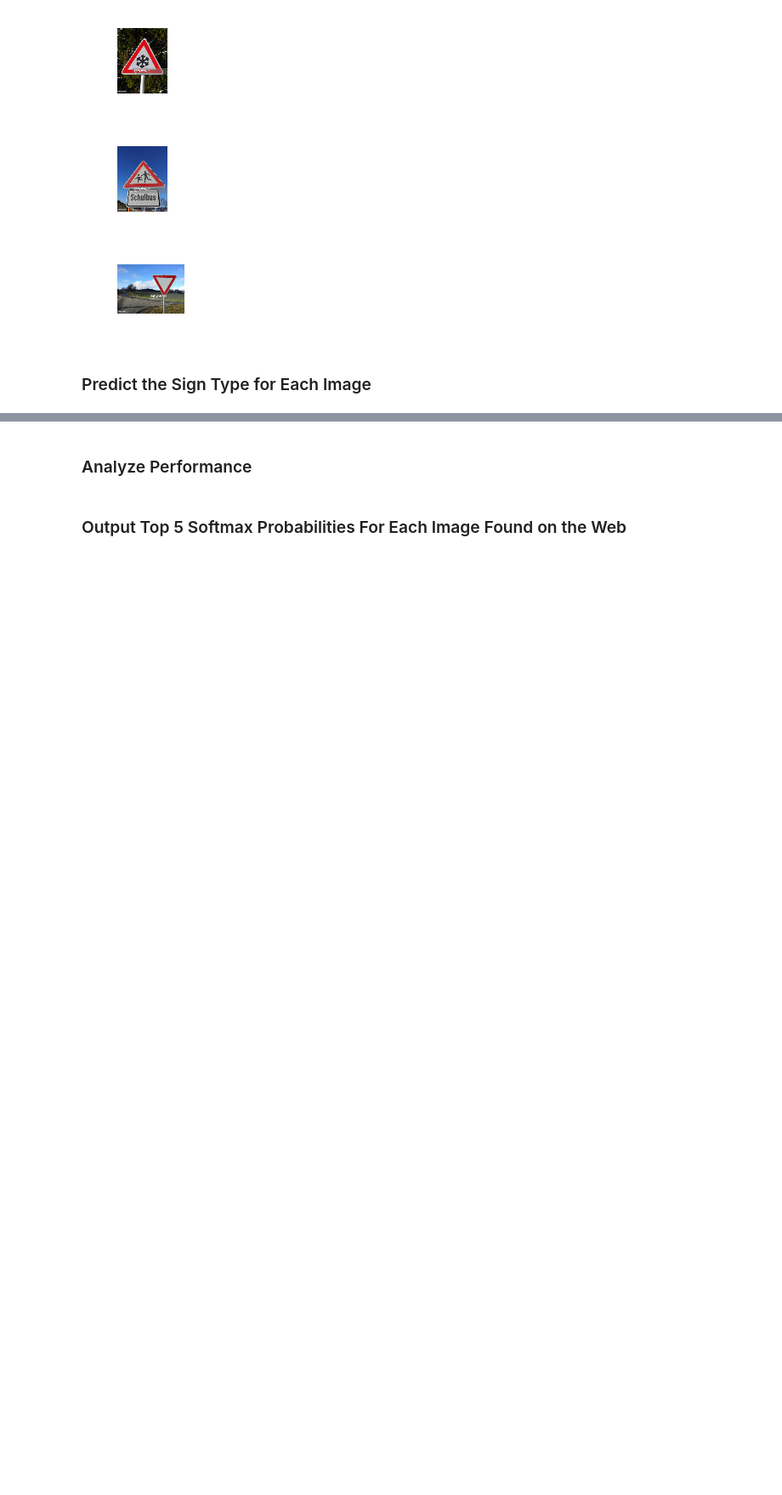
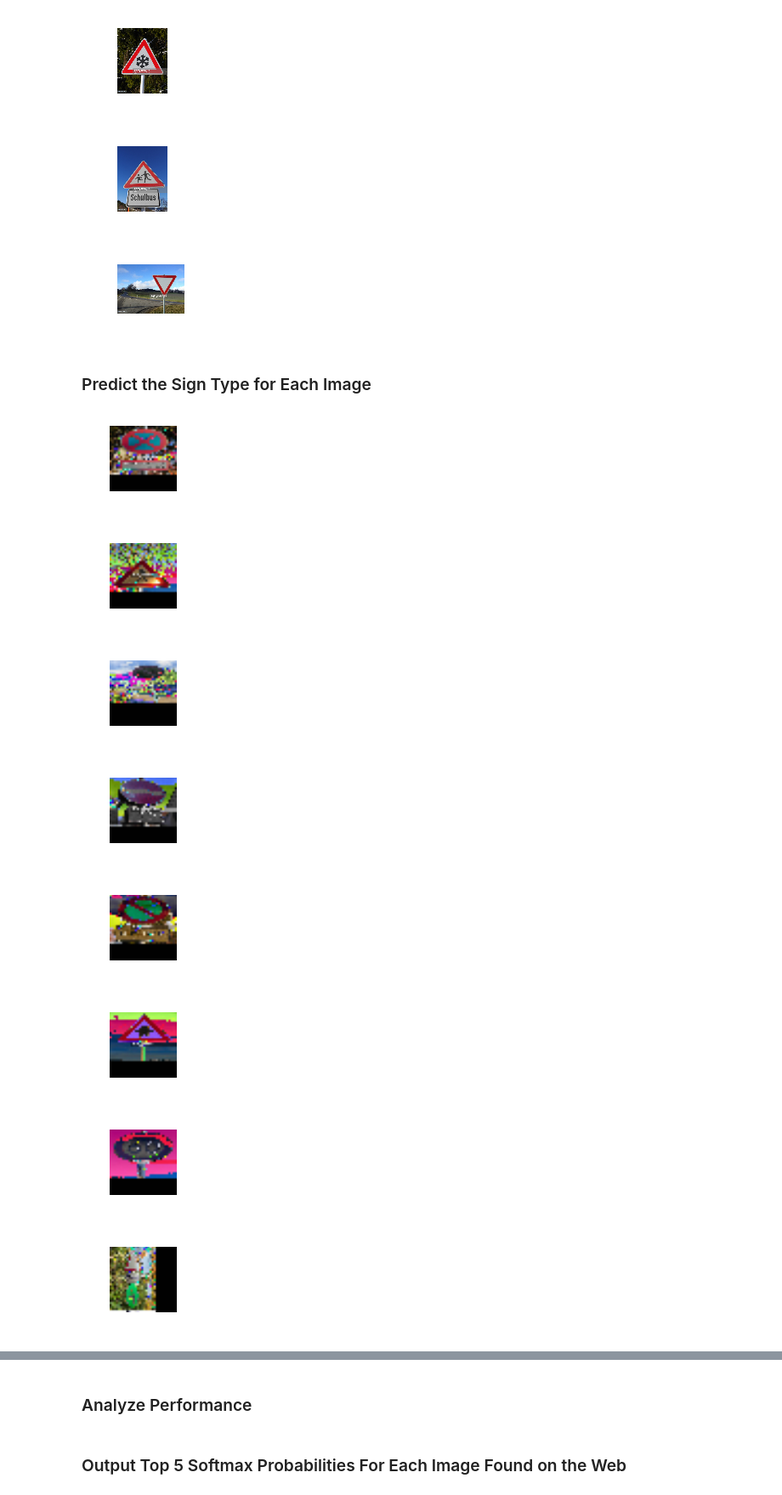
Before and after one commit to nategreco/CarND-Traffic-Sign-Classifier-Project, a Jupyter notebook: Traffic_Sign_Classifier.ipynb, the cells around one changed output, grey strips where cells are left out. Shown at 85% size. Saved outputs shown, nothing was run; the diff lists cells and outputs as text; code cells hidden in the pictures; blank space fills up the shorter version.

Commit message:
Implemented HSV conversion and created web image resizing/padding

```diff
--- a/Traffic_Sign_Classifier.ipynb
+++ b/Traffic_Sign_Classifier.ipynb
@@ -185,10 +185,10 @@ def process_image(image):
         x[...] = (x - 128.) / 128.
 
     #Convert to HSV
-    #hsv_image = cv2.cvtColor(image, cv2.COLOR_BGR2HSV)
+    hsv_image = cv2.cvtColor(image, cv2.COLOR_BGR2HSV)
 
     #return hsv_image
-    return image
+    return hsv_image
 
 def augment_image(image):
     #Perform image augmentation (rotation, skew, etc.)
@@ -473,7 +476,7 @@ path = '.\\web-images'
 image_files = [f for f in os.listdir(path) if os.path.isfile(os.path.join(path, f))]
 images = []
 for file in image_files:
-    images.append(Image.open(path + '\\' + file))
+    images.append(cv2.cvtColor(cv2.imread(path + '\\' + file), cv2.COLOR_BGR2RGB))
 for image in images:
     plt.figure(figsize=(1,1))
     plt.axis('off')
@@ -496,17 +499,43 @@ for image in images:
 # %%
 ### Run the predictions here and use the model to output the prediction for each image.
 ### Make sure to pre-process the images with the same pre-processing pipeline used earlier.
 ### Feel free to use as many code cells as needed.
 
 ### Load sign names
 sign_names = np.genfromtxt('.\\signnames.csv', delimiter=',')
 
 def prepare_image(image):
-    #Resizing and padding
+    #Resize
+    if image.shape[0] > image.shape[1]:
+        image = cv2.resize(image, \
+                           (32, int((image.shape[1] / image.shape[0]) * 32.)))
+    else:
+        image = cv2.resize(image, \
+                           (int((image.shape[0] / image.shape[1]) * 32.), 32))
+
+    #Pad to 32x32
+    blank_image = np.zeros((32, 32, 3))
+    blank_image[:image.shape[0], :image.shape[1]] = image
 
     #Pre-process image
-    image = process_image(image)
+    image = process_image(blank_image)
 
     return image
 
+### Prepare images
+for image in images:
+    image = prepare_image(image)
+    plt.figure(figsize=(1,1))
+    plt.axis('off')
+    plt.imshow(image, cmap="gray")
+
 ### Analyze each image
+# %% [output]
+[figure, added]
+[figure, added]
+[figure, added]
+[figure, added]
+[figure, added]
+[figure, added]
+[figure, added]
+[figure, added]
```
Also changed, not shown: parts of 4 cells of this notebook, 3 other files.
